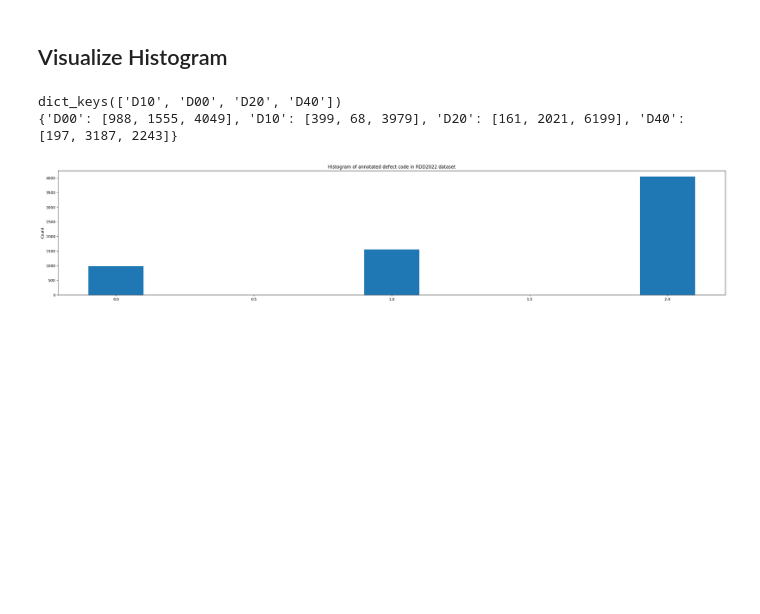
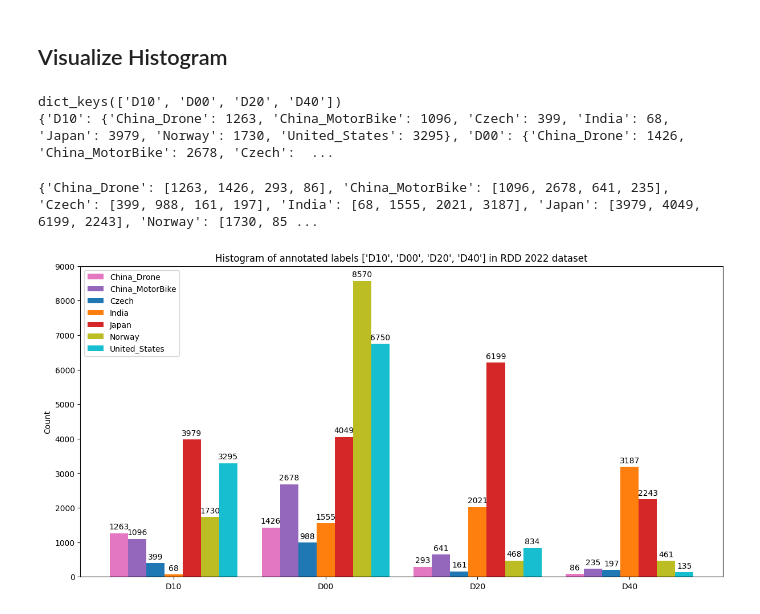
Before and after one commit to karmarv/orddc2024, a Jupyter notebook: dataset/visualize_coco_data.ipynb, the cells around one changed output. Drawn from its saved outputs; the diff is of its cells as text; code cells hidden in the pictures; blank space fills up the shorter version.

Commit message:
updated the coco data visualization of base dataset

```diff
--- a/dataset/visualize_coco_data.ipynb
+++ b/dataset/visualize_coco_data.ipynb
@@ -102,8 +88,45 @@ def load_data(hist_file):
         print(hist_data.keys())
     return hist_data
 # %%
-plot_hist(load_data(os.path.join(dataset_dir, "annotations", "histogram_coco4_rdd2022.json")), dataset_name="RDD2022")
+loaded_data_hist = load_data(os.path.join(dataset_dir, "annotations", "histogram_coco4_rdd2022.json"))
+print(loaded_data_hist)
 # %% [output]
 dict_keys(['D10', 'D00', 'D20', 'D40'])
-{'D00': [988, 1555, 4049], 'D10': [399, 68, 3979], 'D20': [161, 2021, 6199], 'D40': [197, 3187, 2243]}
+{'D10': {'China_Drone': 1263, 'China_MotorBike': 1096, 'Czech': 399, 'India': 68, 'Japan': 3979, 'Norway': 1730, 'United_States': 3295}, 'D00': {'China_Drone': 1426, 'China_MotorBike': 2678, 'Czech':  ...
-[figure, removed]
+# %%
+def plot_hist(hist_data, dataset_name):
+    defect_types = hist_data.keys()
+    country_data = {"China_Drone": [], "China_MotorBike": [], "Czech": [], "India": [],
+                    "Japan": [], "Norway": [], "United_States": []}
+    for code in defect_types:
+        val_count = hist_data[code]
+        for country, count in val_count.items():
+            country_data[country].append(count)
+    print(country_data)
+
+    bar_colors = {"China_Drone": "tab:pink", "China_MotorBike": "tab:purple", "Czech": "tab:blue", "India": "tab:orange",
+                    "Japan": "tab:red", "Norway": "tab:olive", "United_States": "tab:cyan"}
+
+    x = np.arange(len(defect_types))  # the defect label locations
+    width = 0.12  # the width of the bars
+    multiplier = 0
+    fig, ax = plt.subplots(figsize=(12, 6), layout='constrained') #
+
+    for attribute, measurement in country_data.items():
+        offset = width * multiplier
+        rects = ax.bar(x + offset, measurement, width, label=attribute, color=bar_colors[attribute])
+        ax.bar_label(rects, padding=3)
+        multiplier += 1
+
+
+    ax.set_ylabel('Count')
+    ax.set_title('Histogram of annotated labels {} in {} dataset'.format(list(defect_types), dataset_name))
+    ax.set_xticks(x + width*3, defect_types)
+    ax.legend(loc='upper left', ncols=1)
+    ax.set_ylim(0, 9000)
+    plt.show()
+# %%
+plot_hist(loaded_data_hist, dataset_name="RDD 2022")
+# %% [output]
+{'China_Drone': [1263, 1426, 293, 86], 'China_MotorBike': [1096, 2678, 641, 235], 'Czech': [399, 988, 161, 197], 'India': [68, 1555, 2021, 3187], 'Japan': [3979, 4049, 6199, 2243], 'Norway': [1730, 85 ...
+[figure, added]
```
Also changed, not shown: parts of 4 cells of this notebook, 1 other file.
